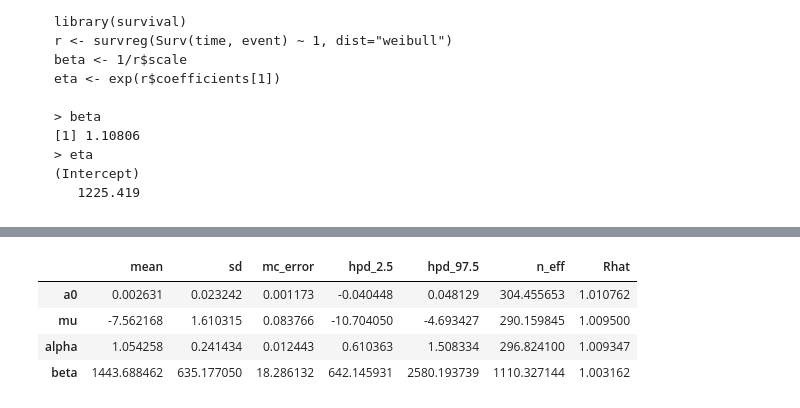
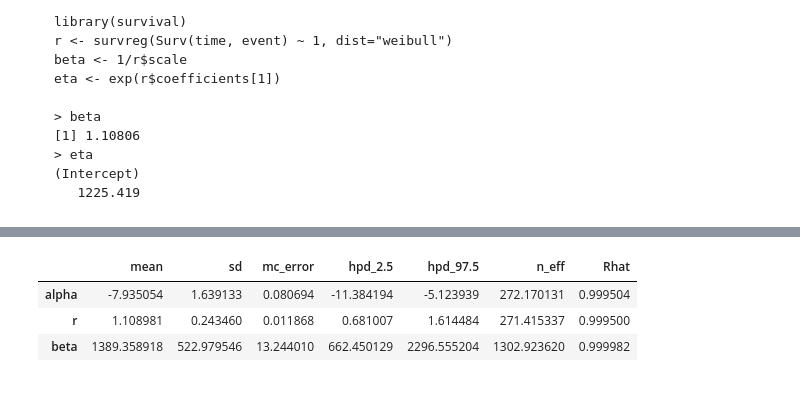
Before and after one commit to junpenglao/Planet_Sakaar_Data_Science, a Jupyter notebook: PyMC3QnA/discourse_1107.ipynb, the cells around one changed output, grey strips where cells are left out. Cells and saved outputs as stored; diff of their text form; code cells hidden in the pictures.

```diff
--- a/PyMC3QnA/discourse_1107.ipynb
+++ b/PyMC3QnA/discourse_1107.ipynb
@@ -221,7 +221,7 @@ time = np.asarray([59, 115, 156, 421, 431, 448, 464, 475, 477, 563, 638, 744,
 event = np.asarray([1, 1, 1, 0, 1, 0, 1, 1, 0, 1, 1, 0, 0,
                     0, 0, 0, 0, 0, 0, 0, 0, 1, 1, 1, 1, 0])
 # %%
-sd_mu = 10.0
+sd_mu = 100.0
 sd_al = 10.0
 
 
@@ -234,13 +234,13 @@ with pm.Model() as weibull:
     mu = pm.Normal('mu', mu=0., sd=sd_mu)
 
     alpha = pm.Deterministic('alpha', tt.exp(sd_al * alpha_raw))
-    beta = pm.Deterministic('beta', tt.exp(-(mu / alpha)))
+    beta = pm.Deterministic('beta', tt.exp(mu / alpha))
     y1 = pm.Weibull(
         'y1', alpha, beta, observed=time[event == 1])
     y0 = pm.Potential(
         'y0', weibull_lccdf(time[event == 0], alpha, beta))
 
-    trace = pm.sample(init='adapt_diag')
+    trace = pm.sample(1000, tune=1000, init='adapt_diag')
 # %% [output]
 Auto-assigning NUTS sampler...
 INFO:pymc3:Auto-assigning NUTS sampler...
@@ -261,0 +274,10 @@ pm.traceplot(trace,
+# %%
+with pm.Model() as m:
+    alpha = pm.Normal('alpha', 0., 10.)
+    r = pm.Gamma('r', 1., .001, testval=.25)
+    beta = pm.Deterministic('beta', tt.exp(-alpha / r))
+    y1 = pm.Weibull(
+        'y1', r, beta, observed=time[event == 1])
+    y0 = pm.Bernoulli(
+        'y0', tt.exp(-tt.pow(time[event == 0] / beta, r)),
+         observed=np.ones(np.sum(event == 0)))
@@ -261,0 +292,3 @@ pm.traceplot(trace,
+# %%
+with m:
+    tr = pm.sample(1000, tune=1000, init='adapt_diag')
@@ -262,8 +314,7 @@ pm.traceplot(trace,
 # %%
-pm.summary(trace)
+pm.summary(tr)
 # %% [output]
 |  | mean | sd | mc_error | hpd_2.5 | hpd_97.5 | n_eff | Rhat |
-| a0 | 0.002631 | 0.023242 | 0.001173 | -0.040448 | 0.048129 | 304.455653 | 1.010762 |
-| mu | -7.562168 | 1.610315 | 0.083766 | -10.704050 | -4.693427 | 290.159845 | 1.009500 |
-| alpha | 1.054258 | 0.241434 | 0.012443 | 0.610363 | 1.508334 | 296.824100 | 1.009347 |
-| beta | 1443.688462 | 635.177050 | 18.286132 | 642.145931 | 2580.193739 | 1110.327144 | 1.003162 |
+| alpha | -7.935054 | 1.639133 | 0.080694 | -11.384194 | -5.123939 | 272.170131 | 0.999504 |
+| r | 1.108981 | 0.243460 | 0.011868 | 0.681007 | 1.614484 | 271.415337 | 0.999500 |
+| beta | 1389.358918 | 522.979546 | 13.244010 | 662.450129 | 2296.555204 | 1302.923620 | 0.999982 |
```
Also changed, not shown: parts of 7 cells of this notebook.
